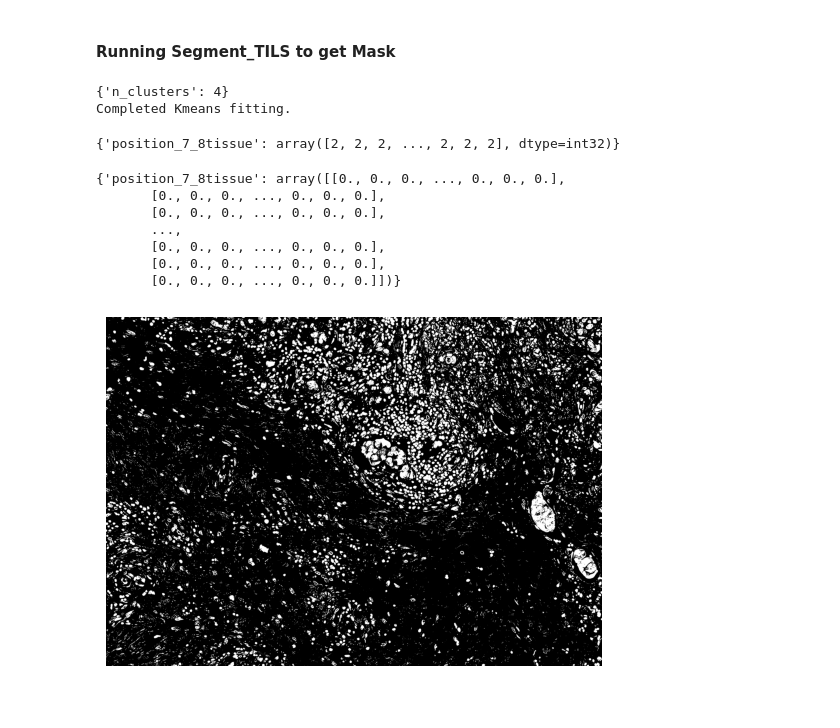
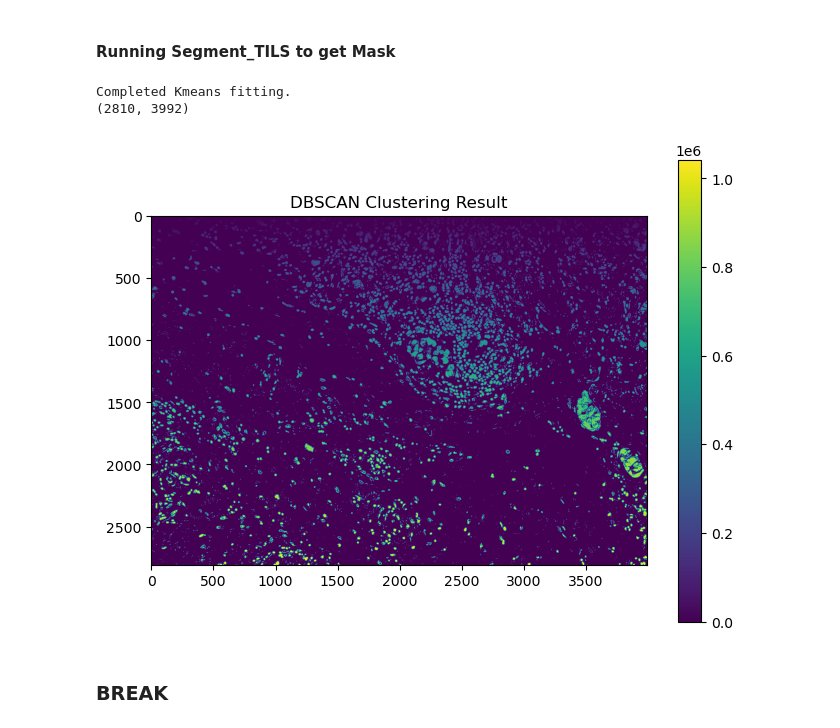
Before and after one commit to TILseg/TILseg, a Jupyter notebook: Example/lauren_preprocess.ipynb, the cells around one changed output. Cells and saved outputs as stored; diff of their text form; code cells hidden in the pictures.

Commit message:
created initial jupyter notebook example

```diff
--- a/Example/lauren_preprocess.ipynb
+++ b/Example/lauren_preprocess.ipynb
@@ -36,46 +15,17 @@ from tilseg.seg import segment_TILs
-# %%
-#Create Normalized 2D Array Representation of Image
-superpatch_path = "/Users/laurenfrank/TILseg_Project2024/Example/comparison/superpatch_training.tif"
-img = Image.open(superpatch_path)
-numpy_img = np.array(img)
-numpy_img_reshape = np.float32(numpy_img.reshape((-1, 3))/255.)
-
-#Find Kmeans Parameters (num clusters)
-hyperparameter_dict = opt_kmeans(numpy_img_reshape,[1,2,3,4,5,6,7])
-kmeans_fit = KMeans_superpatch_fit(superpatch_path,hyperparameter_dict)
-print("Completed Kmeans fitting.")
-
-#Run Segmentation on Kmeans Model
-TIL_count_dict, kmean_labels_dict,cluster_mask_dict = segment_TILs(
-               '/Users/laurenfrank/TILseg_Project2024/Example/comparison/TCGA-A2-A0CW-01Z-00-DX1',
-                '/Users/laurenfrank/TILseg_Project2024/Example/comparison',
-                None,
-                'KMeans',
-                kmeans_fit,
-                True,
-                True,
-                True,
-                True,
-                True)
-print("Completed Segmentation. Cluster mask created.")
-# %% [output]
-{'n_clusters': 4}
-Completed Kmeans fitting.
-# %%
-print(kmean_labels_dict)
-# %% [output]
-{'position_7_8tissue': array([2, 2, 2, ..., 2, 2, 2], dtype=int32)}
-# %%
-print(cluster_mask_dict)
-plt.imshow(cluster_mask_dict['position_7_8tissue'], cmap='gray')
-plt.axis('off')  # Turn off axis
-plt.show()
-# %% [output]
-{'position_7_8tissue': array([[0., 0., 0., ..., 0., 0., 0.],
-       [0., 0., 0., ..., 0., 0., 0.],
-       [0., 0., 0., ..., 0., 0., 0.],
-       ...,
-       [0., 0., 0., ..., 0., 0., 0.],
-       [0., 0., 0., ..., 0., 0., 0.],
-       [0., 0., 0., ..., 0., 0., 0.]])}
-[figure, removed]
+# %%
+from tilseg.seg import kmean_to_spatial_model_superpatch_wrapper
+im_labels = kmean_to_spatial_model_superpatch_wrapper(superpatch_path = '/Users/laurenfrank/TILseg_Project2024/Example/comparison/superpatch_training.tif',
+                                            in_dir_path = '/Users/laurenfrank/TILseg_Project2024/Example/comparison/TCGA-A2-A0CW-01Z-00-DX1',
+                                            n_clusters = [1,2,4,5,6,7,8,9],
+                                            out_dir_path = '/Users/laurenfrank/TILseg_Project2024/Example',
+                                            save_TILs_overlay = True,
+                                            save_cluster_masks = True,
+                                            save_cluster_overlays =  True,
+                                            save_all_clusters_img = True,
+                                            save_csv = True)
+# %% [output]
+Completed Kmeans fitting.
+(2810, 3992)
+[figure, added]
+# %% [markdown]
+### BREAK
```
Also changed, not shown: parts of 1 cell of this notebook.
